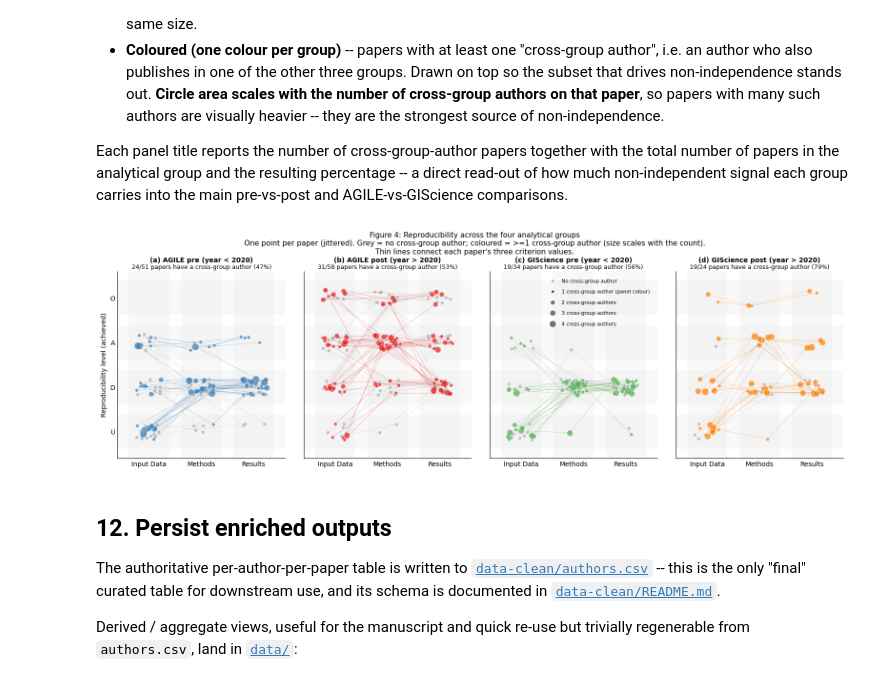
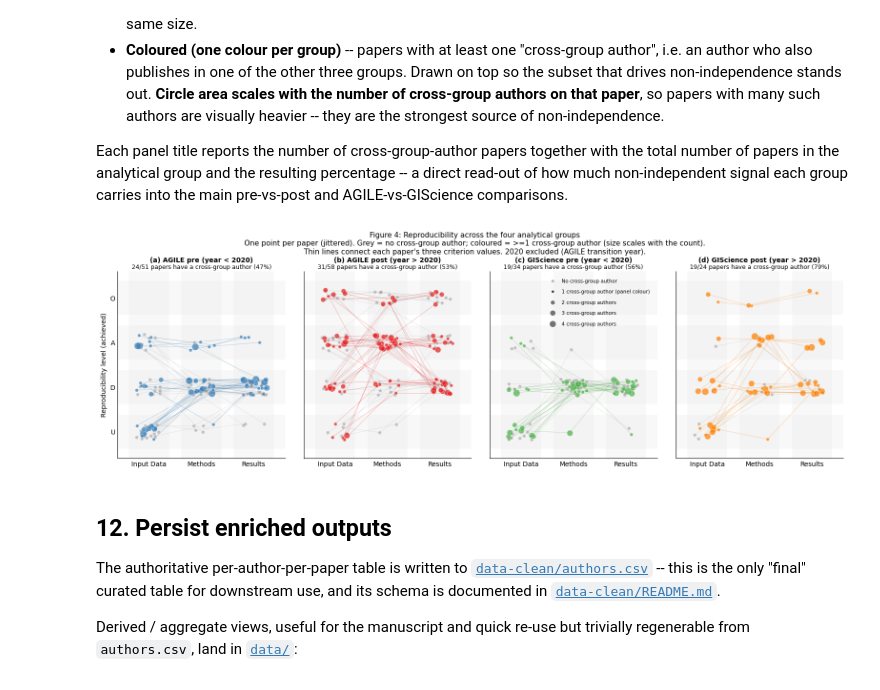
Before and after one commit to nuest/reproducible-research-giscience-longitudinal-study, a Jupyter notebook: 07_authorship.ipynb, the cells around one changed output. Cells and saved outputs as stored; diff of their text form; code cells hidden in the pictures.

Commit message:
gap year confirmed for fig 4

```diff
--- a/07_authorship.ipynb
+++ b/07_authorship.ipynb
@@ -1255,6 +1255,8 @@ Y_JIT = 0.18
 BAND_HALF = 0.38  # half-width of each band (just under 0.5 so adjacent bands don't touch)
 
 # Cross-group authors = identities appearing in >= 2 of the 4 groups.
+# `grouped` already excludes 2020 (via _group_of above), so the cross-group
+# identification inherits that exclusion.
 author_groups = grouped.groupby("identity")["group"].agg(lambda s: set(s))
 crossgroup_ids = set(author_groups[author_groups.map(len) >= 2].index)
 
@@ -1267,7 +1269,7 @@ crossgroup_author_counts = (
 )
 
 all_group_papers = (
-    grouped[["group", "paper"]].drop_duplicates()
+    grouped[["group", "paper", "year"]].drop_duplicates()
     .merge(
         df[["paper", "consolidated_data", "consolidated_methods",
             "consolidated_results"]],
@@ -1275,6 +1277,11 @@ all_group_papers = (
     )
     .merge(crossgroup_author_counts, on=["group", "paper"], how="left")
 )
+# 2020 is the AGILE transition year and is excluded project-wide
+# (see 03_results_reprolevels.qmd, 08_authorship.qmd). _group_of above drops
+# those rows; this assertion guards against regressions.
+assert (all_group_papers["year"] != 2020).all(), \
+    "Figure 4 must not include papers from the transitional year 2020"
 all_group_papers["n_crossgroup_authors"] = (
     all_group_papers["n_crossgroup_authors"].fillna(0).astype(int)
 )
@@ -1382,35 +1389,36 @@ axes[0].set_ylabel("Reproducibility level (achieved)")
 legend_handles = [
     Line2D([0], [0], marker="o", linestyle="", markersize=SIZE_BASE**0.5,
            markerfacecolor=COLOR_NONCROSS, markeredgecolor="white",
            alpha=0.6, label="No cross-group author"),
     Line2D([0], [0], marker="o", linestyle="", markersize=SIZE_BASE**0.5,
            markerfacecolor="0.25", markeredgecolor="white",
            label="1 cross-group author (panel colour)"),
 ]
 for n_auth in (2, 3, 4):
     legend_handles.append(
         Line2D([0], [0], marker="o", linestyle="",
                markersize=(SIZE_BASE + SIZE_PER_AUTHOR * (n_auth - 1))**0.5,
                markerfacecolor="0.45", markeredgecolor="white",
                label=f"{n_auth} cross-group authors"),
     )
 axes[2].legend(handles=legend_handles, loc="upper right", fontsize=7.5,
                frameon=False, labelspacing=1.2, borderpad=1.0)
 
 fig.suptitle(
     "Figure 4: Reproducibility across the four analytical groups\n"
     "One point per paper (jittered). Grey = no cross-group author; "
     "coloured = >=1 cross-group author (size scales with the count).\n"
-    "Thin lines connect each paper's three criterion values.",
+    "Thin lines connect each paper's three criterion values. "
+    "2020 excluded (AGILE transition year).",
     fontsize=11,
 )
 fig.tight_layout()
 fig.subplots_adjust(top=0.82)
 fig.savefig(FIG_DIR / "figure4_crossgroup_overlap_reprolevels.png", dpi=150)
 fig.savefig(FIG_DIR / "figure4_crossgroup_overlap_reprolevels.pdf")
 plt.show()
 # %% [output]
-[figure, old version]
+[figure, new version]
 # %% [markdown]
 ## 12. Persist enriched outputs
 
```
Also changed, not shown: 1 other file.
